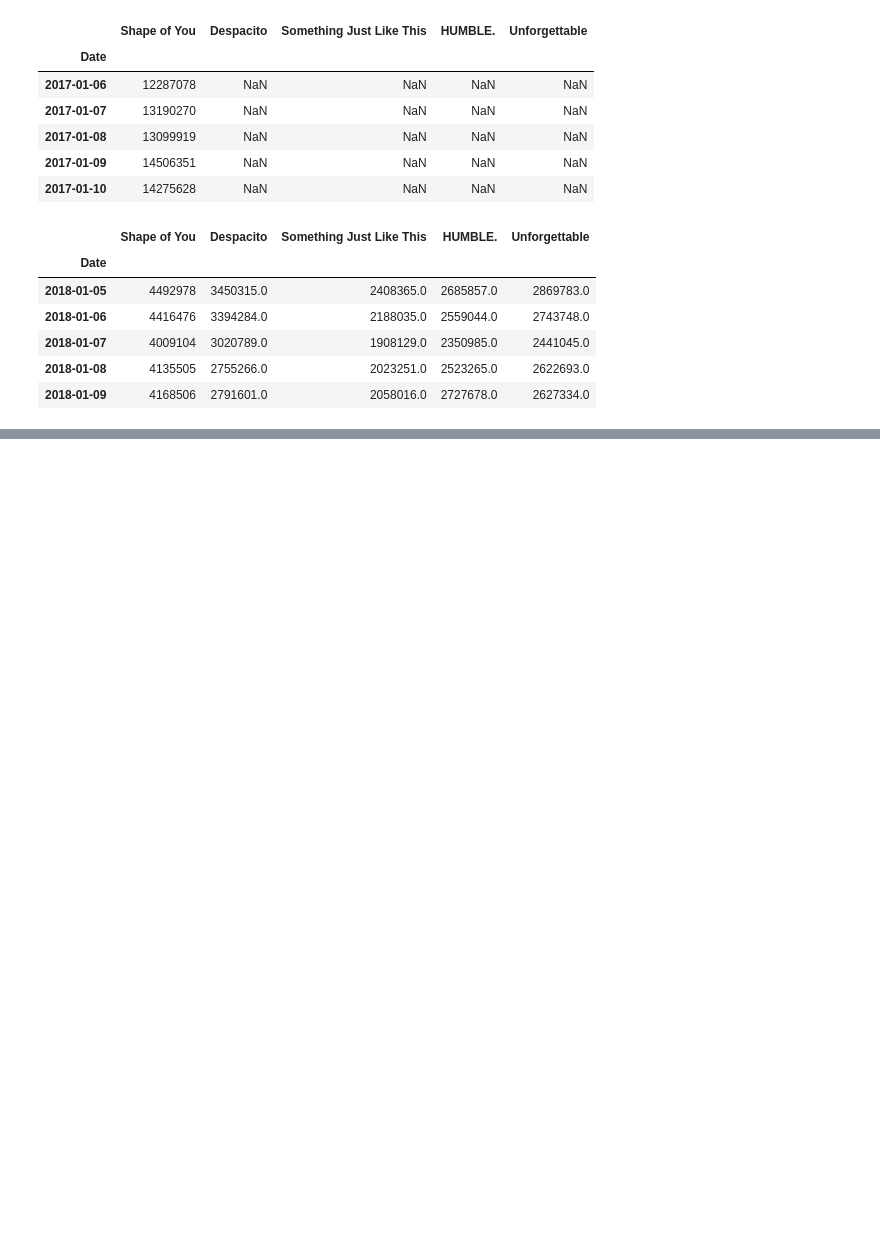
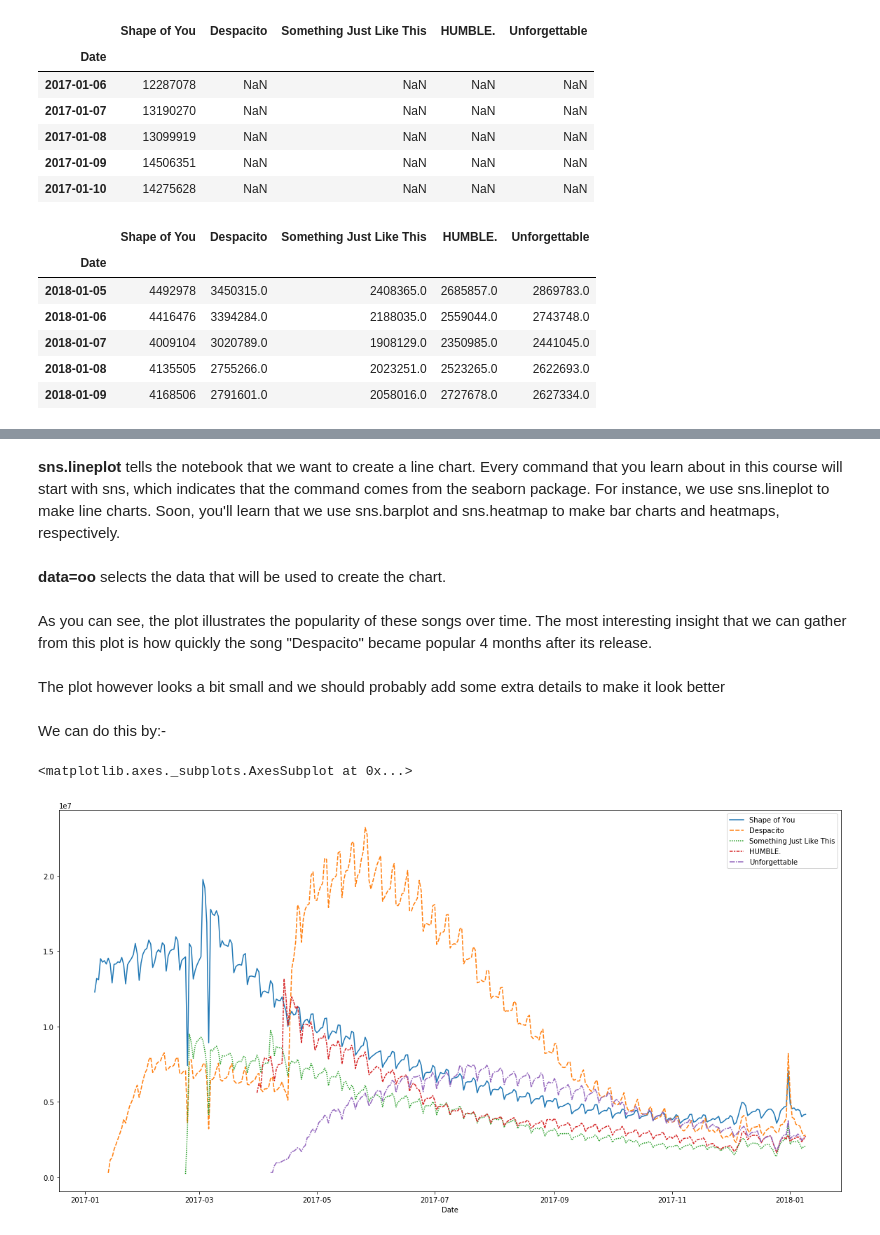
Before and after one commit to ryzbaka/DataVizTutSeries, a Jupyter notebook: Data Visualisation/Line Charts.ipynb, the cells around one changed output, grey strips where cells are left out. Drawn from its saved outputs; the diff is of its cells as text; code cells hidden in the pictures; blank space fills up the shorter version.

```diff
--- a/Data Visualisation/Line Charts.ipynb
+++ b/Data Visualisation/Line Charts.ipynb
@@ -40,0 +49,18 @@ So we can see that
+# %% [markdown]
+**sns.lineplot** tells the notebook that we want to create a line chart.
+Every command that you learn about in this course will start with sns, which indicates that the command comes from the seaborn package. For instance, we use sns.lineplot to make line charts. Soon, you'll learn that we use sns.barplot and sns.heatmap to make bar charts and heatmaps, respectively.
+# %% [markdown]
+**data=oo** selects the data that will be used to create the chart.
+# %% [markdown]
+As you can see, the plot illustrates the popularity of these songs over time.
+The most interesting insight that we can gather from this plot is how quickly the song "Despacito" became popular 4 months after its release.
+# %% [markdown]
+The plot however looks a bit small and we should probably add some extra details to make it look better
+# %% [markdown]
+We can do this by:-
+# %%
+plt.figure(figsize=(20,10))
+sns.lineplot(data=oo)
+# %% [output]
+<matplotlib.axes._subplots.AxesSubplot at 0x...>
+[figure, added]
```
Also changed, not shown: parts of 11 cells of this notebook.
